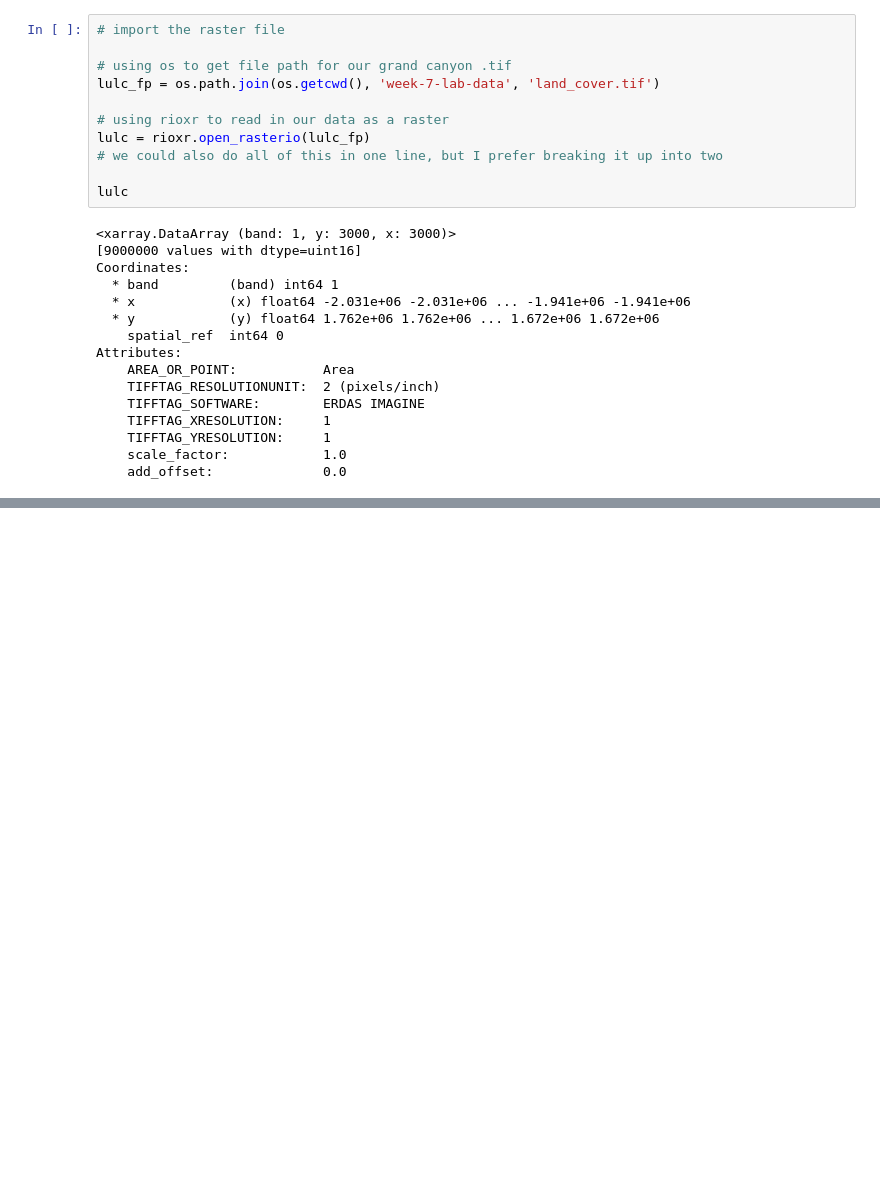
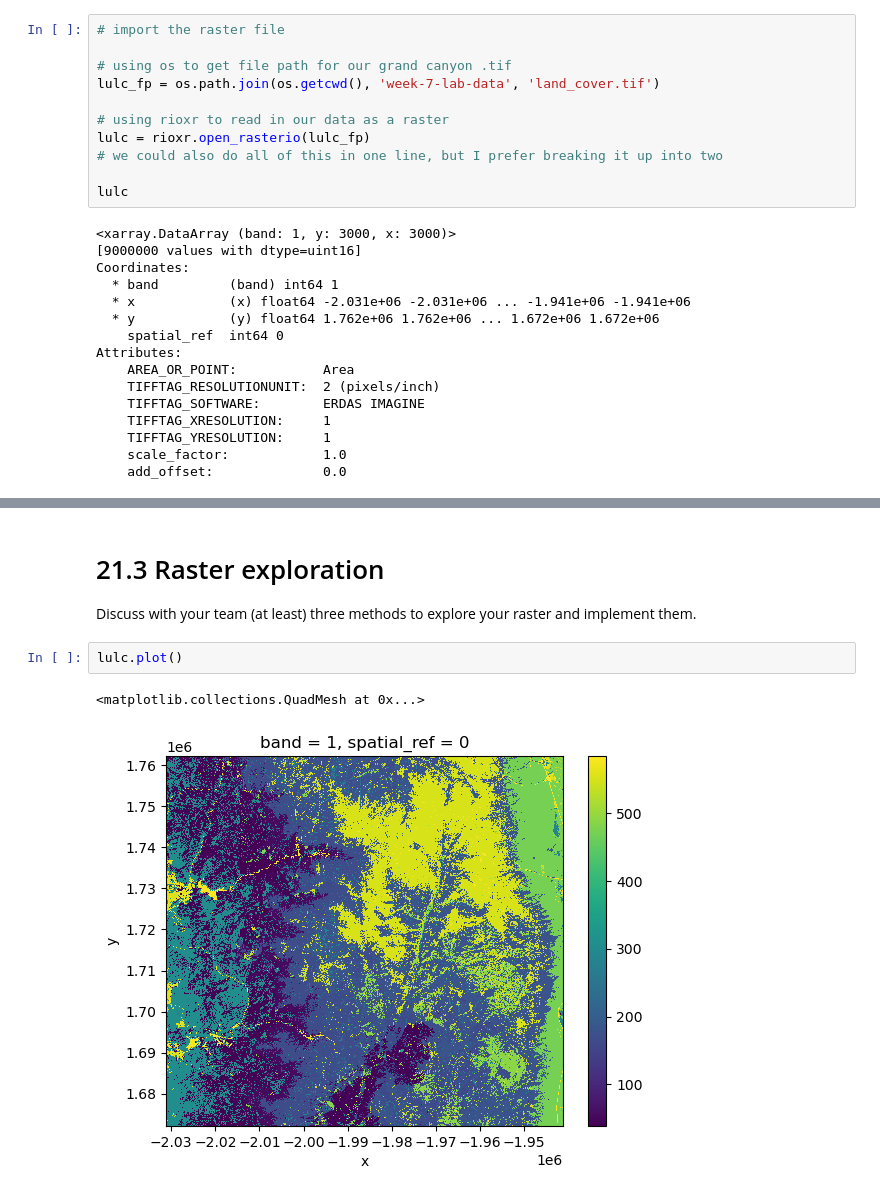
Before and after one commit to a-ramji/eds-220-sections, a Jupyter notebook: land-cover.ipynb, the cells around one changed output, grey strips where cells are left out. Drawn from its saved outputs; the diff is of its cells as text; blank space fills up the shorter version.

```diff
--- a/land-cover.ipynb
+++ b/land-cover.ipynb
@@ -67,0 +85,8 @@ Attributes:
+# %% [markdown]
+# 21.3 Raster exploration
+Discuss with your team (at least) three methods to explore your raster and implement them.
+# %%
+lulc.plot()
+# %% [output]
+<matplotlib.collections.QuadMesh at 0x...>
+[figure, added]
```
Also changed, not shown: parts of 12 cells of this notebook.
